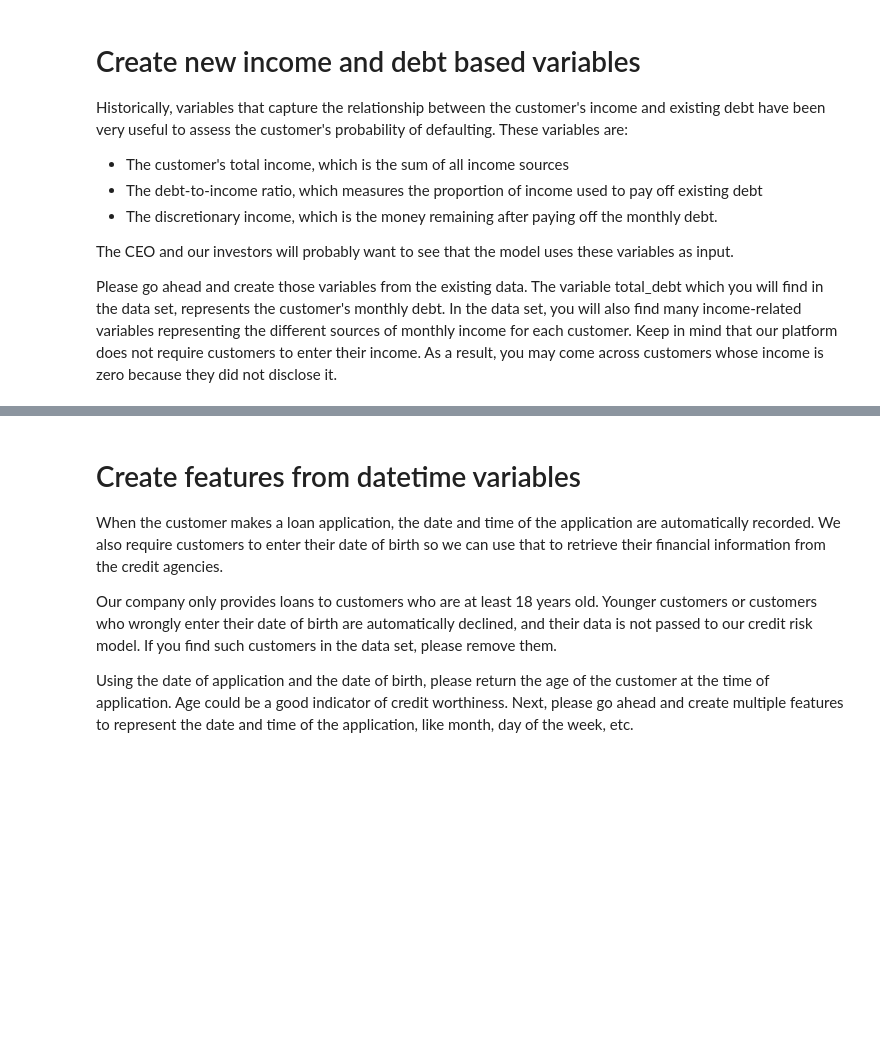
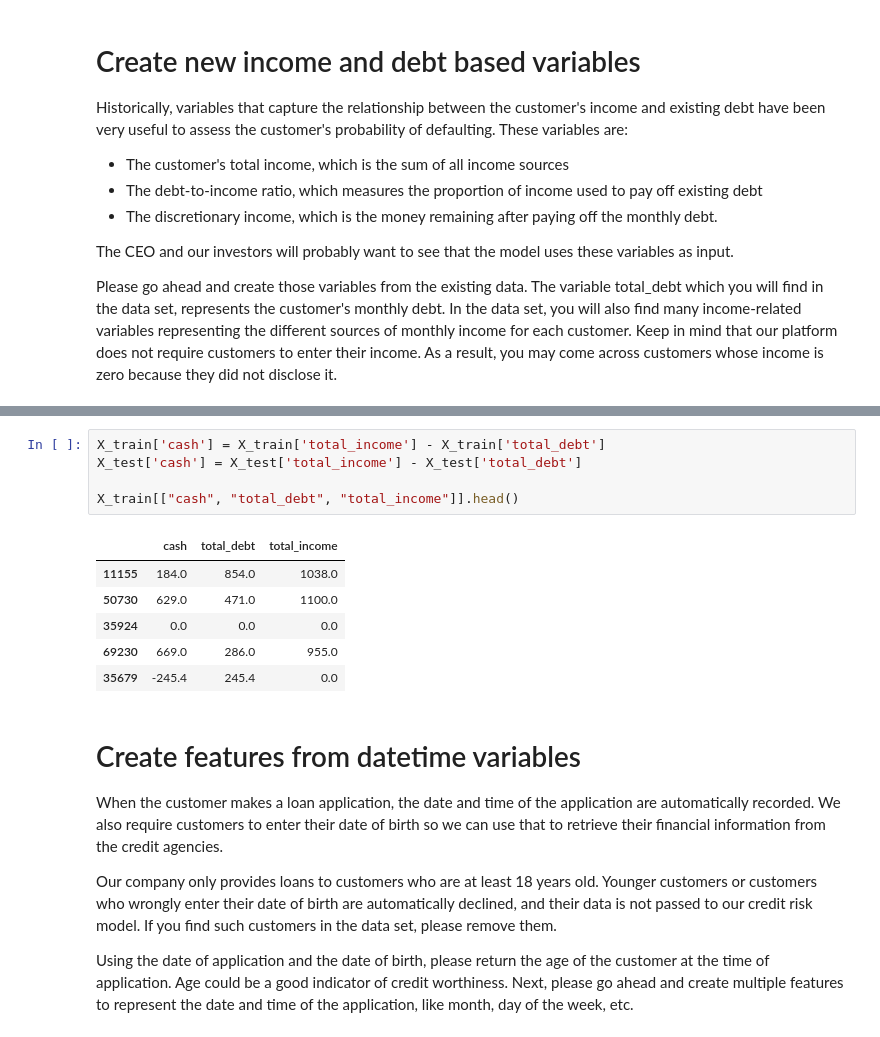
Before and after one commit to HimanshuAbburu/credit_risk_ml_pipeline, a Jupyter notebook: main.ipynb, the cells around one changed output, grey strips where cells are left out. Drawn from its saved outputs; the diff is of its cells as text; blank space fills up the shorter version.

```diff
--- a/main.ipynb
+++ b/main.ipynb
@@ -184,3 +241,15 @@ Please go ahead and create those variables from the existing data. The variable
+# %%
+X_train['cash'] = X_train['total_income'] - X_train['total_debt']
+X_test['cash'] = X_test['total_income'] - X_test['total_debt']
+
+X_train[["cash", "total_debt", "total_income"]].head()
+# %% [output]
+|  | cash | total_debt | total_income |
+| 11155 | 184.0 | 854.0 | 1038.0 |
+| 50730 | 629.0 | 471.0 | 1100.0 |
+| 35924 | 0.0 | 0.0 | 0.0 |
+| 69230 | 669.0 | 286.0 | 955.0 |
+| 35679 | -245.4 | 245.4 | 0.0 |
 # %% [markdown]
 # Create features from datetime variables
 When the customer makes a loan application, the date and time of the application are automatically recorded. We also require customers to enter their date of birth so we can use that to retrieve their financial information from the credit agencies.
```
Also changed, not shown: parts of 7 cells of this notebook.
